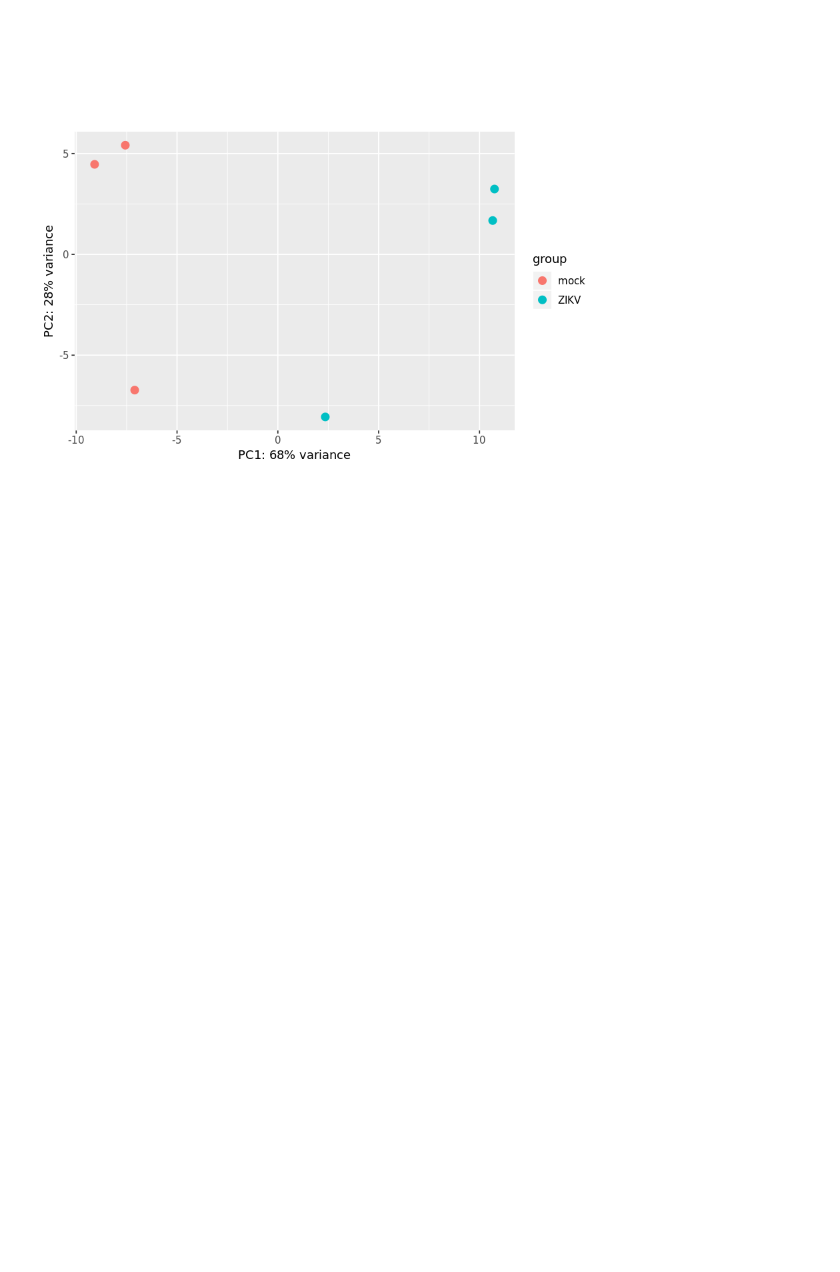
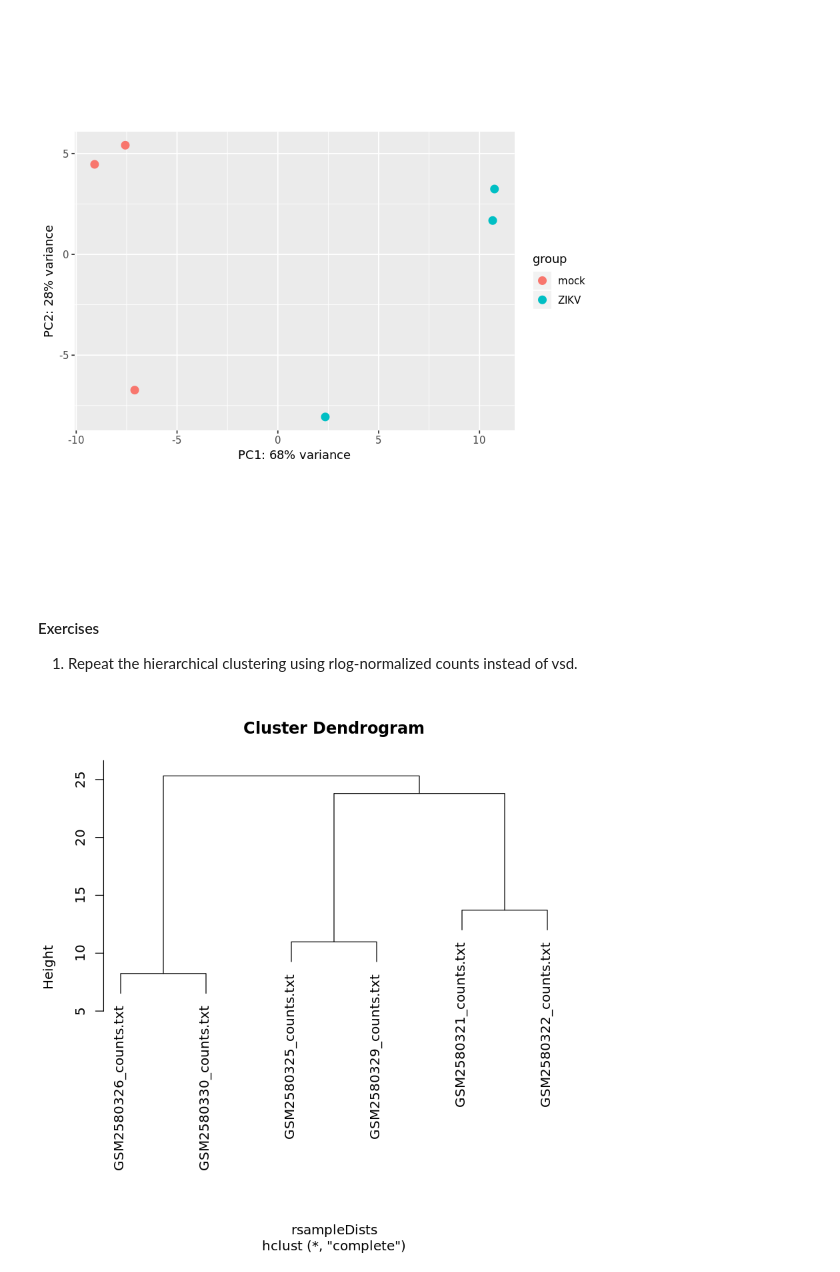
Before and after one commit to turoger/Applied-Bioinformatics-HW, a Jupyter notebook: Unit2-RNAseq/3.5_DESeq2_expression_analysis.ipynb, the cells around one changed output. Drawn from its saved outputs; the diff is of its cells as text; code cells hidden in the pictures; blank space fills up the shorter version.

````diff
--- a/Unit2-RNAseq/3.5_DESeq2_expression_analysis.ipynb
+++ b/Unit2-RNAseq/3.5_DESeq2_expression_analysis.ipynb
@@ -12,8 +12,9 @@ counts_files <- list.files(dir_counts)
 counts_files
 ```
 # %%
-dir_counts <-"/home/rtu/Applied-Bioinformatics/Applied-Bioinformatics-HW/Unit2-RNAseq/data/htseq_out/day5"
+dir_counts <-"/home/rtu/Applied-Bioinformatics/Applied-Bioinformatics-Course/Unit2-RNAseq/data/htseq_out/day5"
 counts_files <- list.files(dir_counts)
+
 counts_files
 # %% [output]
 [1] "GSM2580321_counts.txt" "GSM2580322_counts.txt" "GSM2580325_counts.txt"
@@ -159,4 +160,12 @@ plotPCA(rld, intgroup="group")
 plotPCA(rld, intgroup="group")
 # %% [output]
 [figure]
+# %% [markdown]
+#### Exercises
+1) Repeat the hierarchical clustering using rlog-normalized counts instead of vsd.
+# %%
+rsampleDists <- dist(t(assay(rld)))
+plot(hclust(rsampleDists))
+# %% [output]
+[figure, added]
 # %% [markdown]
````
Also changed, not shown: parts of 4 cells of this notebook, 1 other file.
